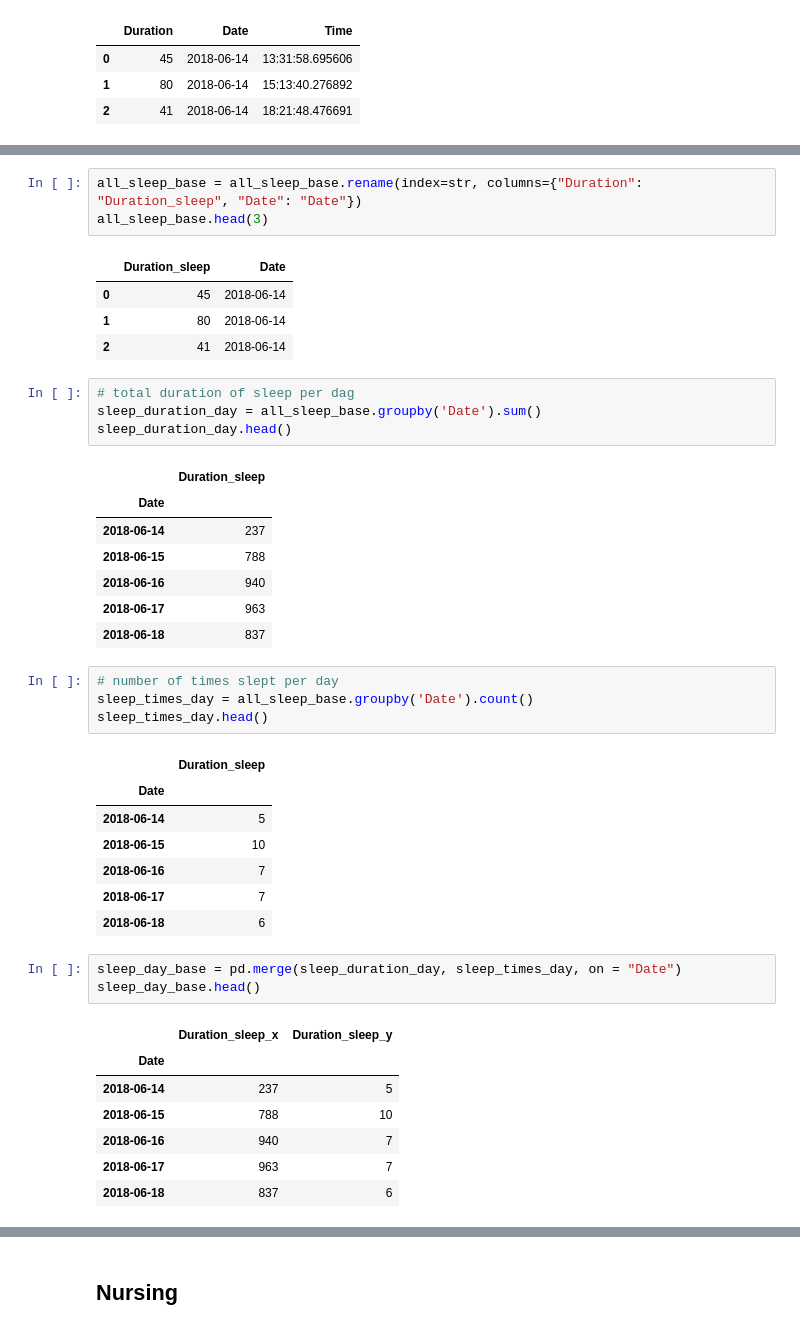
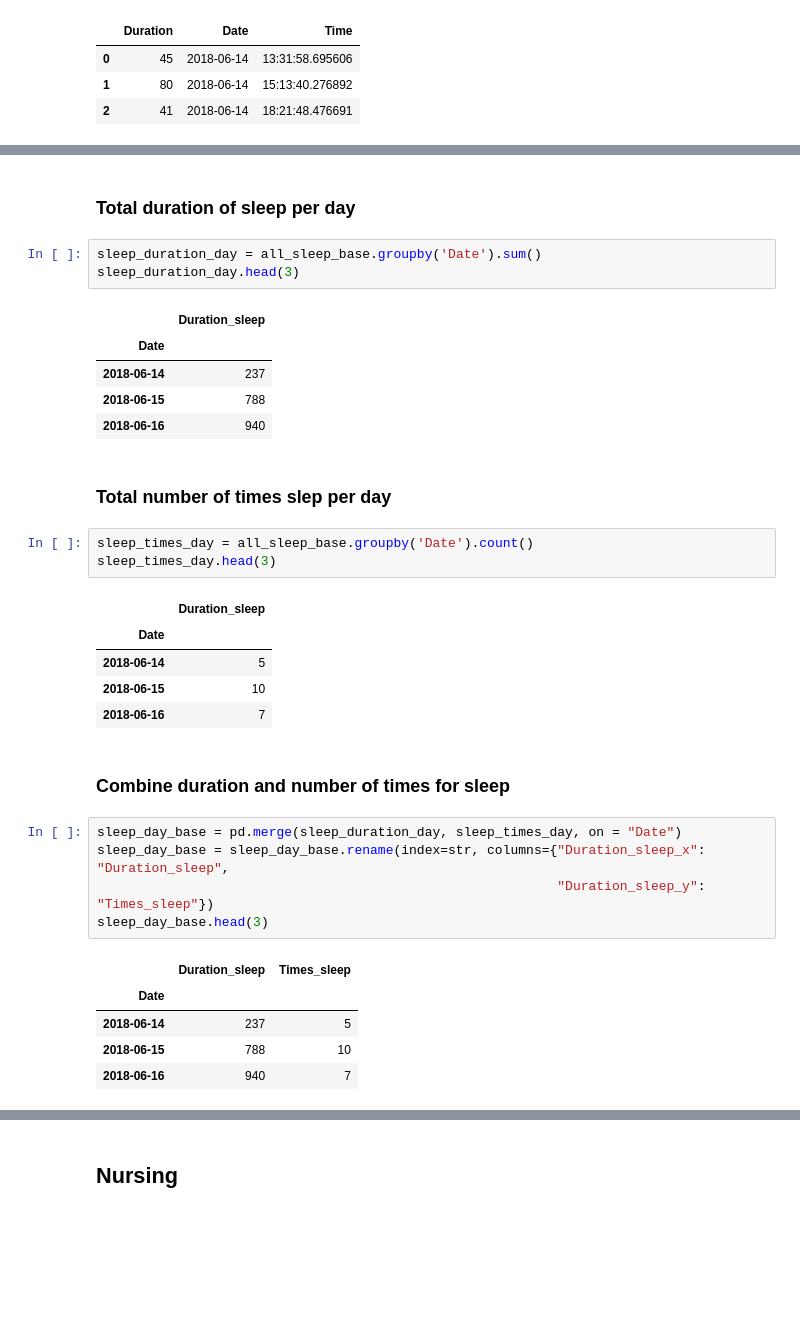
Before and after one commit to yhpf/matochsovklocka, a Jupyter notebook: tove.ipynb, the cells around one changed output, grey strips where cells are left out. Cells and saved outputs as stored; diff of their text form; blank space fills up the shorter version.

```diff
--- a/tove.ipynb
+++ b/tove.ipynb
@@ -343,46 +272,38 @@ all_sleep_base.head(3)
 | 0 | 45 | 2018-06-14 |
 | 1 | 80 | 2018-06-14 |
 | 2 | 41 | 2018-06-14 |
-# %%
-all_sleep_base = all_sleep_base.rename(index=str, columns={"Duration": "Duration_sleep", "Date": "Date"})
-all_sleep_base.head(3)
-# %% [output]
-|  | Duration_sleep | Date |
-| 0 | 45 | 2018-06-14 |
-| 1 | 80 | 2018-06-14 |
-| 2 | 41 | 2018-06-14 |
+# %% [markdown]
+### Total duration of sleep per day
 # %%
-# total duration of sleep per dag
 sleep_duration_day = all_sleep_base.groupby('Date').sum()
-sleep_duration_day.head()
+sleep_duration_day.head(3)
 # %% [output]
 |  | Duration_sleep |
 | Date |  |
 | 2018-06-14 | 237 |
 | 2018-06-15 | 788 |
 | 2018-06-16 | 940 |
-| 2018-06-17 | 963 |
-| 2018-06-18 | 837 |
+# %% [markdown]
+### Total number of times slep per day
 # %%
-# number of times slept per day
 sleep_times_day = all_sleep_base.groupby('Date').count()
-sleep_times_day.head()
+sleep_times_day.head(3)
 # %% [output]
 |  | Duration_sleep |
 | Date |  |
 | 2018-06-14 | 5 |
 | 2018-06-15 | 10 |
 | 2018-06-16 | 7 |
-| 2018-06-17 | 7 |
-| 2018-06-18 | 6 |
+# %% [markdown]
+### Combine duration and number of times for sleep
 # %%
 sleep_day_base = pd.merge(sleep_duration_day, sleep_times_day, on = "Date")
-sleep_day_base.head()
+sleep_day_base = sleep_day_base.rename(index=str, columns={"Duration_sleep_x": "Duration_sleep",
+                                                           "Duration_sleep_y": "Times_sleep"})
+sleep_day_base.head(3)
 # %% [output]
-|  | Duration_sleep_x | Duration_sleep_y |
+|  | Duration_sleep | Times_sleep |
 | Date |  |  |
 | 2018-06-14 | 237 | 5 |
 | 2018-06-15 | 788 | 10 |
 | 2018-06-16 | 940 | 7 |
-| 2018-06-17 | 963 | 7 |
-| 2018-06-18 | 837 | 6 |
```
Also changed, not shown: parts of 66 cells of this notebook.
